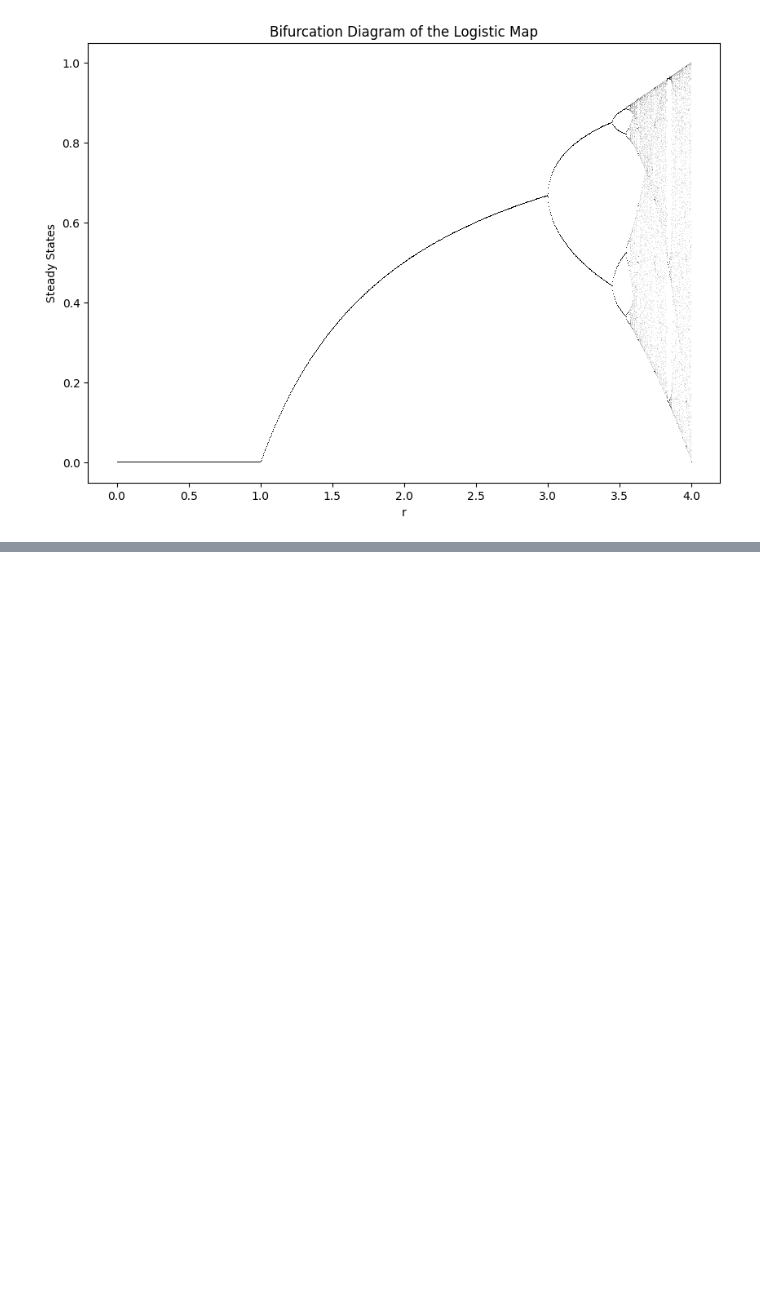
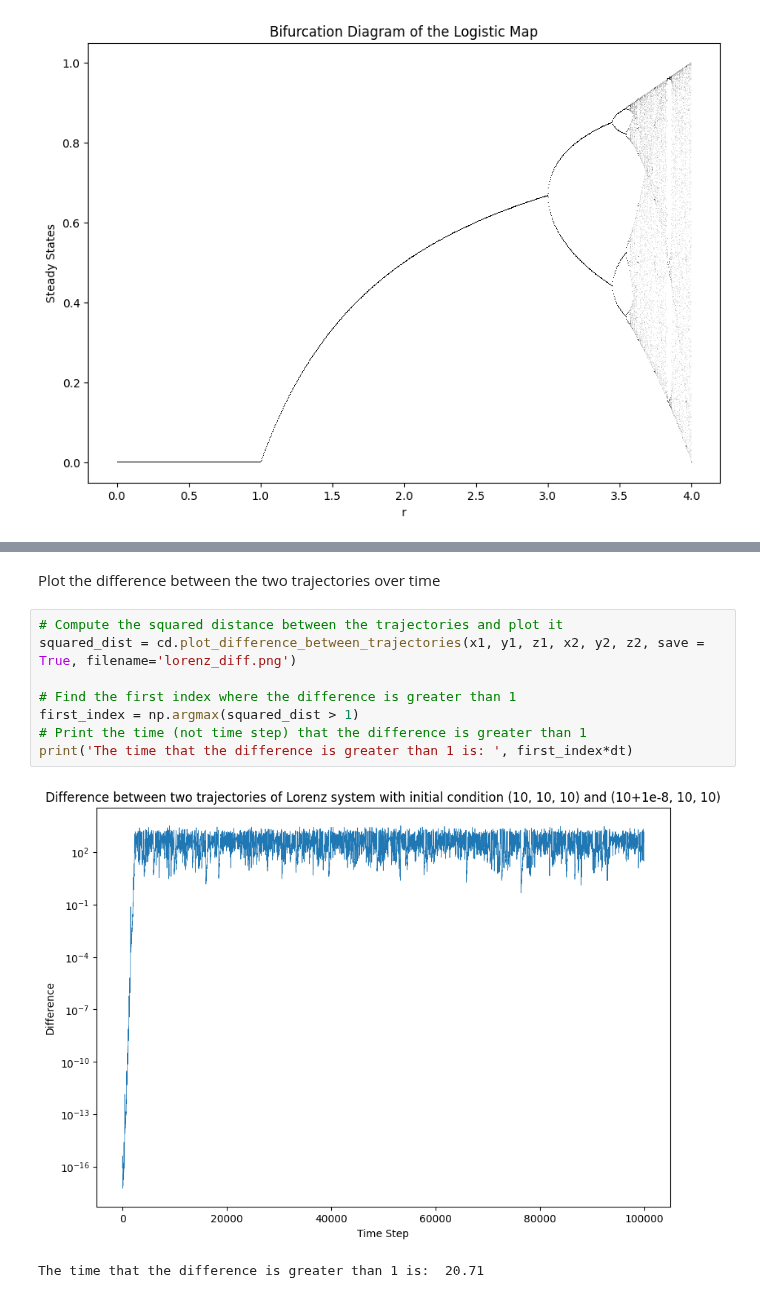
Before and after one commit to parimsuka/crowd-modeling-and-simulation, a Jupyter notebook: exercise4/Task4/bifurc_plots.ipynb, the cells around one changed output, grey strips where cells are left out. Drawn from its saved outputs; the diff is of its cells as text; blank space fills up the shorter version.

```diff
--- a/exercise4/Task4/bifurc_plots.ipynb
+++ b/exercise4/Task4/bifurc_plots.ipynb
@@ -25,0 +39,13 @@ cd.plot_bifurcation_diagram(r_start, r_end, x_init=0.5, num_iterations=1000, las
+# %% [markdown]
+Plot the difference between the two trajectories over time
+# %%
+# Compute the squared distance between the trajectories and plot it
+squared_dist = cd.plot_difference_between_trajectories(x1, y1, z1, x2, y2, z2, save = True, filename='lorenz_diff.png')
+
+# Find the first index where the difference is greater than 1
+first_index = np.argmax(squared_dist > 1)
+# Print the time (not time step) that the difference is greater than 1
+print('The time that the difference is greater than 1 is: ', first_index*dt)
+# %% [output]
+[figure, added]
+The time that the difference is greater than 1 is:  20.71
```
Also changed, not shown: parts of 4 cells of this notebook, 1 other file.
